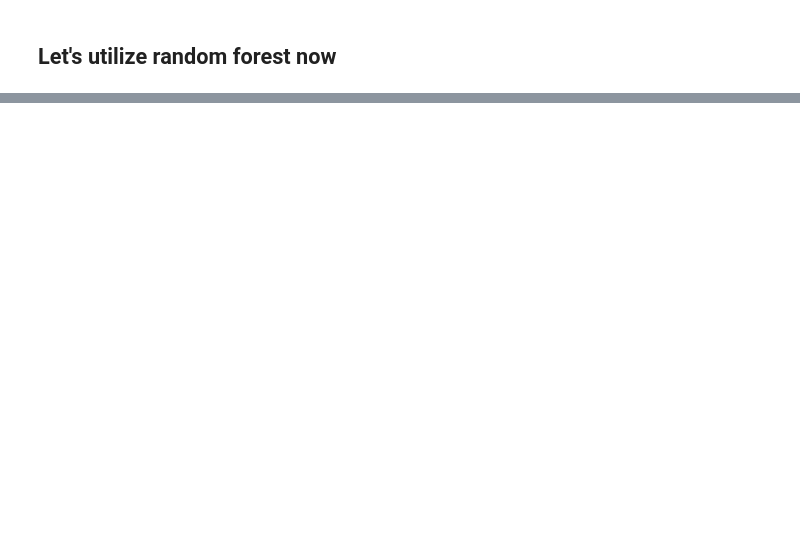
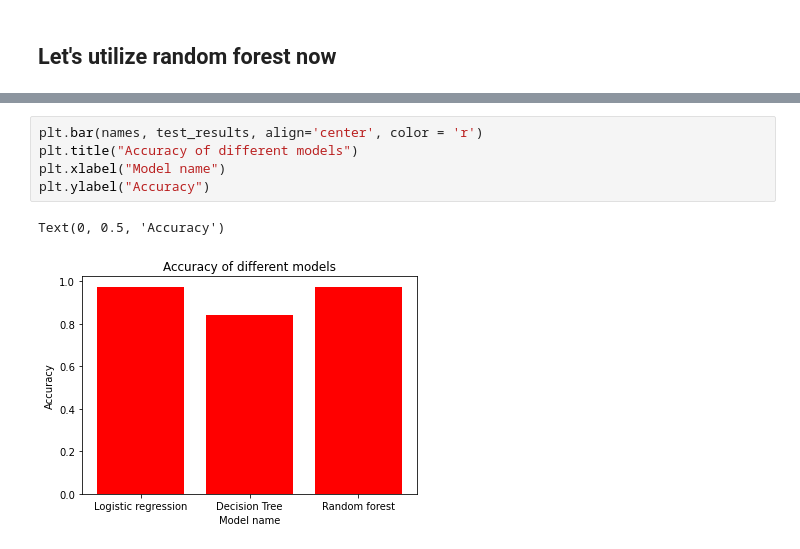
Before and after one commit to iamatul1214/Machine-learning-, a Jupyter notebook: Multiclass classification using Logistic regression, Random forest, decision tree.ipynb, the cells around one changed output, grey strips where cells are left out. Drawn from its saved outputs; the diff is of its cells as text; blank space fills up the shorter version.

```diff
--- a/Multiclass classification using Logistic regression, Random forest, decision tree.ipynb
+++ b/Multiclass classification using Logistic regression, Random forest, decision tree.ipynb
@@ -204,0 +220,8 @@ import xgboost as xgboost
+# %%
+plt.bar(names, test_results, align='center', color = 'r')
+plt.title("Accuracy of different models")
+plt.xlabel("Model name")
+plt.ylabel("Accuracy")
+# %% [output]
+Text(0, 0.5, 'Accuracy')
+[figure, added]
```
Also changed, not shown: parts of 13 cells of this notebook.
